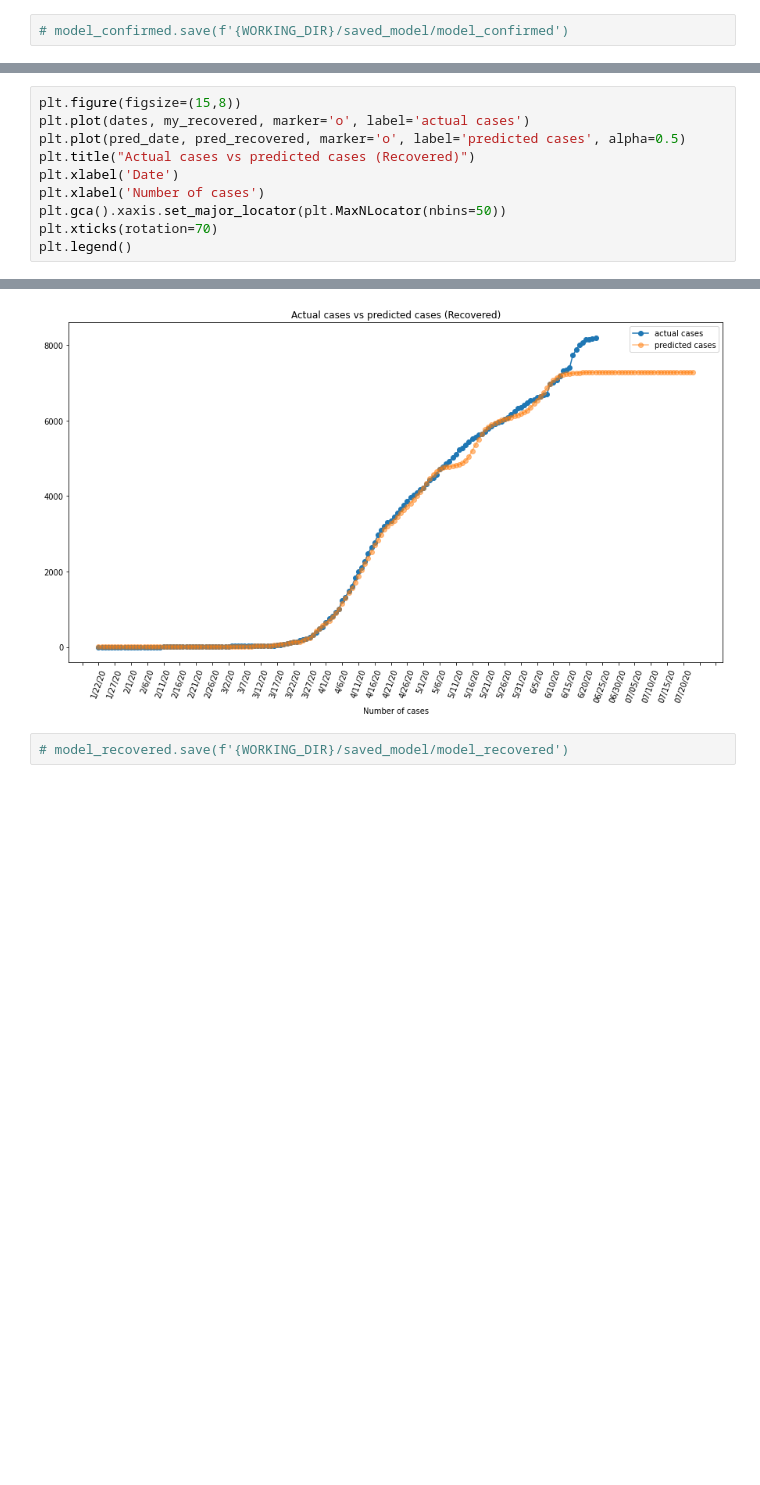
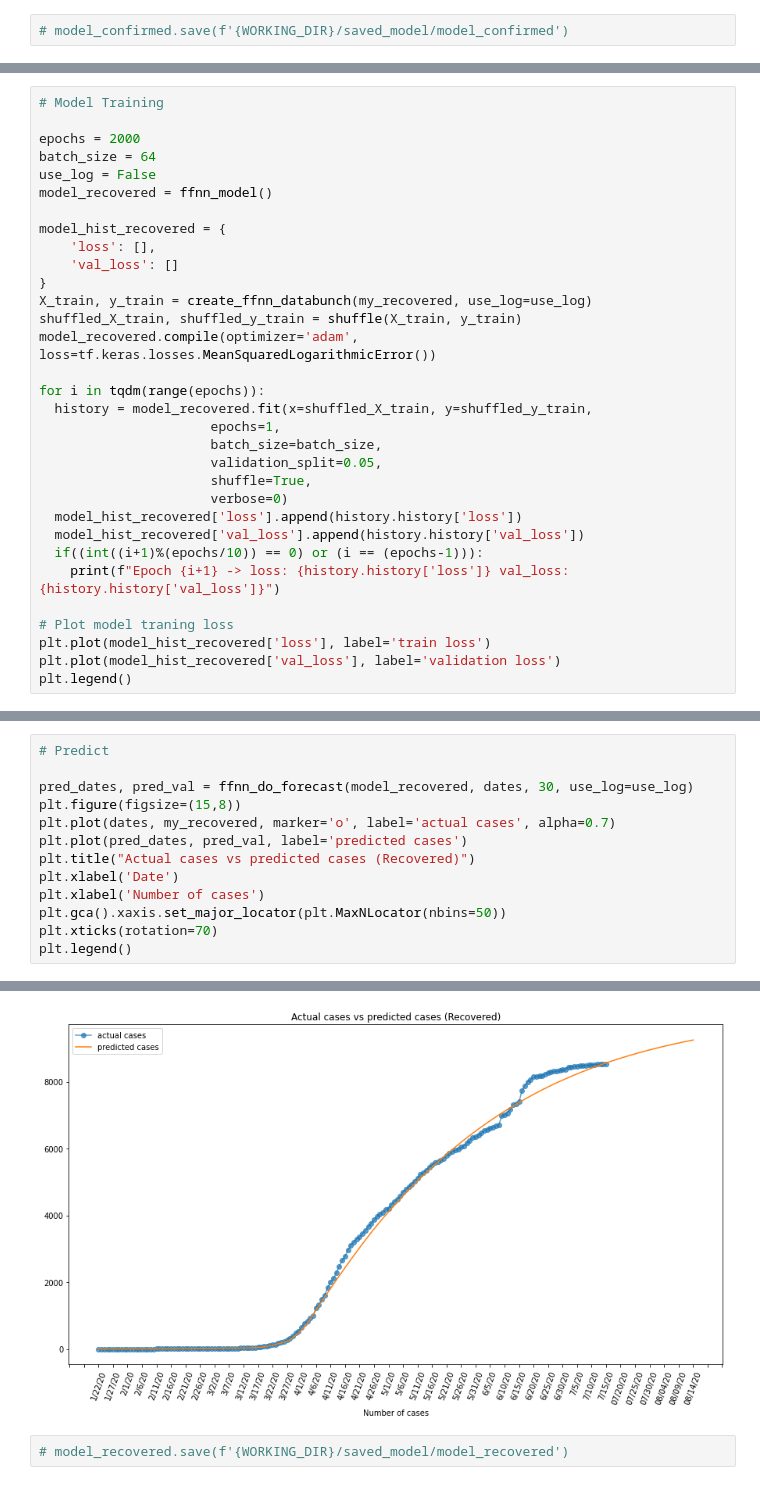
Before and after one commit to chunkhai96/covid-19-analysis, a Jupyter notebook: analysis_notebook.ipynb, the cells around one changed output, grey strips where cells are left out. Drawn from its saved outputs; the diff is of its cells as text; blank space fills up the shorter version.

Commit message:
Update recovered and death case model

```diff
--- a/analysis_notebook.ipynb
+++ b/analysis_notebook.ipynb
@@ -664,0 +591,32 @@ for day in range(forecast_days):
+# %%
+# Model Training
+
+epochs = 2000
+batch_size = 64
+use_log = False
+model_recovered = ffnn_model()
+
+model_hist_recovered = {
+    'loss': [],
+    'val_loss': []
+}
+X_train, y_train = create_ffnn_databunch(my_recovered, use_log=use_log)
+shuffled_X_train, shuffled_y_train = shuffle(X_train, y_train)
+model_recovered.compile(optimizer='adam', loss=tf.keras.losses.MeanSquaredLogarithmicError())
+
+for i in tqdm(range(epochs)):
+  history = model_recovered.fit(x=shuffled_X_train, y=shuffled_y_train,
+                      epochs=1,
+                      batch_size=batch_size,
+                      validation_split=0.05,
+                      shuffle=True,
+                      verbose=0)
+  model_hist_recovered['loss'].append(history.history['loss'])
+  model_hist_recovered['val_loss'].append(history.history['val_loss'])
+  if((int((i+1)%(epochs/10)) == 0) or (i == (epochs-1))):
+    print(f"Epoch {i+1} -> loss: {history.history['loss']} val_loss: {history.history['val_loss']}")
+
+# Plot model traning loss
+plt.plot(model_hist_recovered['loss'], label='train loss')
+plt.plot(model_hist_recovered['val_loss'], label='validation loss')
+plt.legend()
@@ -665,15 +643,18 @@ for day in range(forecast_days):
 # %%
+# Predict
+
+pred_dates, pred_val = ffnn_do_forecast(model_recovered, dates, 30, use_log=use_log)
 plt.figure(figsize=(15,8))
-plt.plot(dates, my_recovered, marker='o', label='actual cases')
-plt.plot(pred_date, pred_recovered, marker='o', label='predicted cases', alpha=0.5)
+plt.plot(dates, my_recovered, marker='o', label='actual cases', alpha=0.7)
+plt.plot(pred_dates, pred_val, label='predicted cases')
 plt.title("Actual cases vs predicted cases (Recovered)")
 plt.xlabel('Date')
 plt.xlabel('Number of cases')
 plt.gca().xaxis.set_major_locator(plt.MaxNLocator(nbins=50))
 plt.xticks(rotation=70)
 plt.legend()
 # %% [output]
 <matplotlib.legend.Legend at 0x...>
-[figure, old version]
+[figure, new version]
 # %%
 # model_recovered.save(f'{WORKING_DIR}/saved_model/model_recovered')
```
Also changed, not shown: parts of 48 cells of this notebook.
